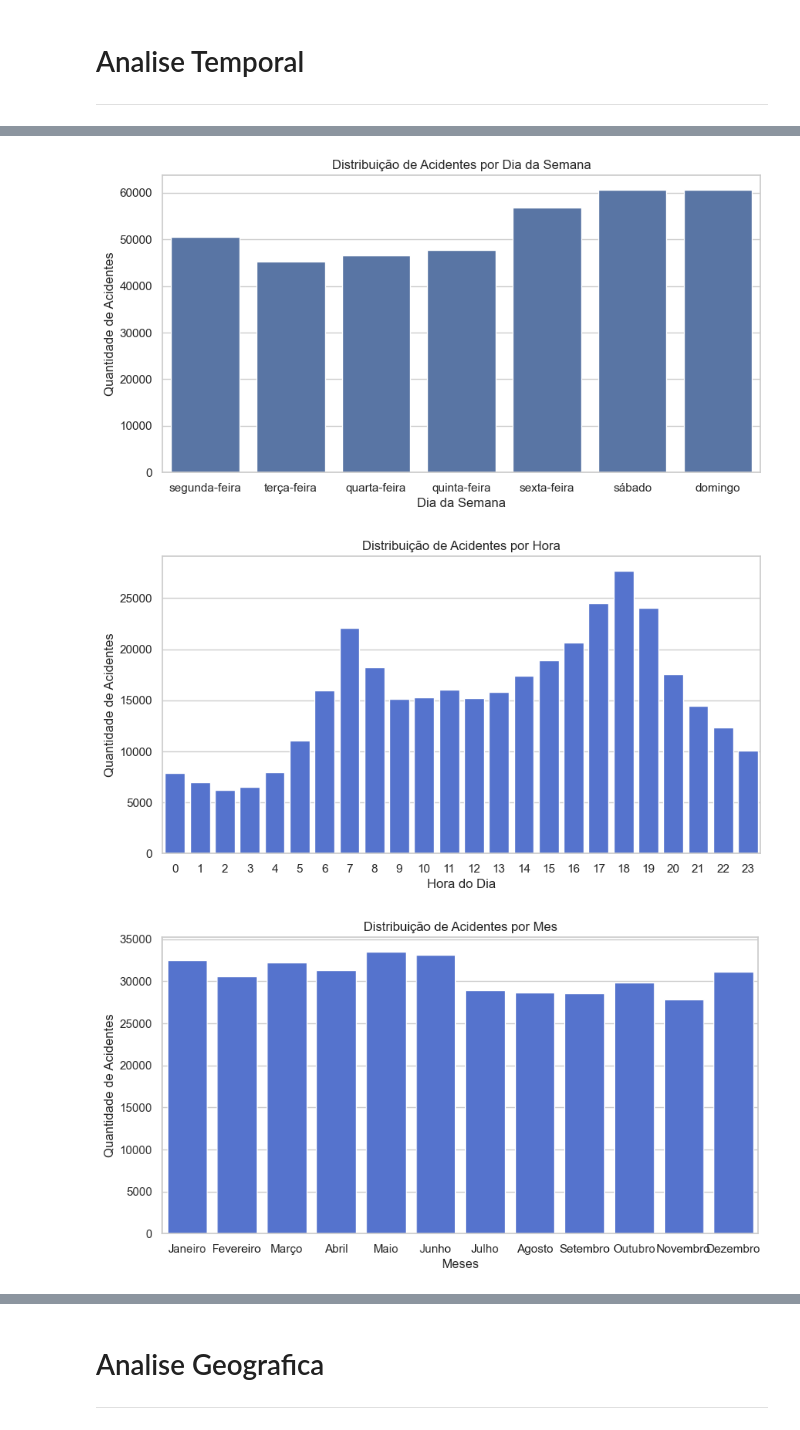
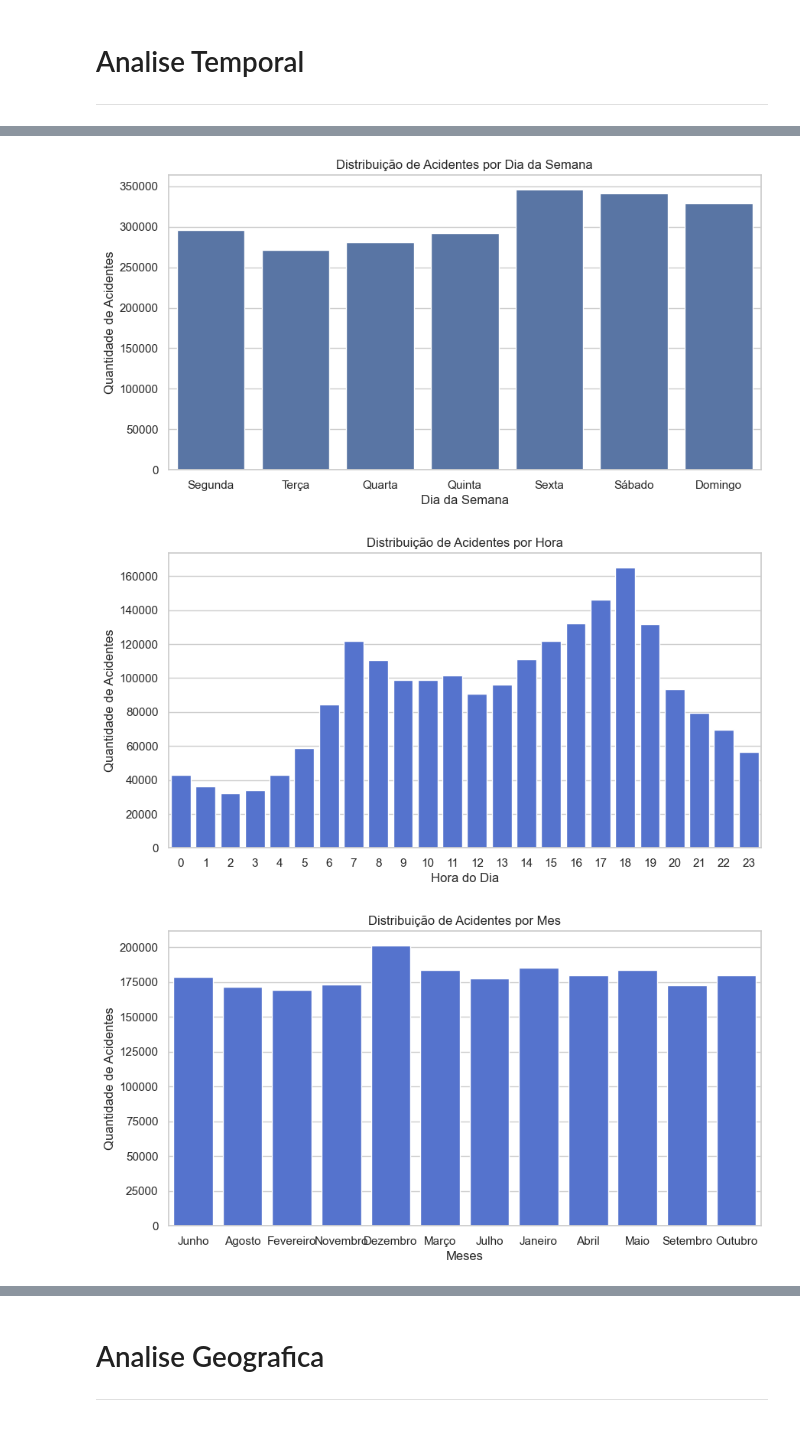
Before and after one commit to henriquesantos007/Trabalho-ICD-2025.1, a Jupyter notebook: meus_testes_01.ipynb, the cells around one changed output, grey strips where cells are left out. Cells and saved outputs as stored; diff of their text form; code cells hidden in the pictures.

```diff
--- a/meus_testes_01.ipynb
+++ b/meus_testes_01.ipynb
@@ -46 +95,15 @@ tabela2020_2025 = pd.concat([tabela2020, tabela2021, tabela2022, tabela2023, tab
+# %%
+tabela2007_2025['dia_semana'] = tabela2007_2025['dia_semana'].str.strip().str.capitalize()
+
+mapeamento = {
+    'Sexta-feira': 'Sexta',
+    'Segunda-feira': 'Segunda',
+    'Terça-feira': 'Terça',
+    'Quarta-feira': 'Quarta',
+    'Quinta-feira': 'Quinta',
+    'Sábado': 'Sábado',
+    'Domingo': 'Domingo'
+}
+
+tabela2007_2025['dia_semana'] = tabela2007_2025['dia_semana'].replace(mapeamento)
 # %%
@@ -102,17 +146,17 @@ Name: count, Length: 91, dtype: int64
 -----
 # %%
 # Convertendo a data inversa pra datetime
-tabela2020_2025['data_inversa'] = pd.to_datetime(tabela2020_2025['data_inversa'],errors='coerce')
+tabela2007_2025['data_inversa'] = pd.to_datetime(tabela2007_2025['data_inversa'],errors='coerce')
 
 meses = {1: 'Janeiro', 2: 'Fevereiro', 3: 'Março', 4: 'Abril', 5: 'Maio', 6: 'Junho',
          7: 'Julho', 8: 'Agosto', 9: 'Setembro', 10: 'Outubro', 11: 'Novembro', 12: 'Dezembro'}
 
 # Criando colunas derivadas
-tabela2020_2025.loc[:,'ano'] = tabela2020_2025['data_inversa'].dt.year
-tabela2020_2025.loc[:,'mes'] = tabela2020_2025['data_inversa'].dt.month
-tabela2020_2025.loc[:,'hora'] = pd.to_datetime(tabela2020_2025['horario'], format='%H:%M:%S', errors='coerce').dt.hour
+tabela2007_2025.loc[:,'ano'] = tabela2007_2025['data_inversa'].dt.year
+tabela2007_2025.loc[:,'mes'] = tabela2007_2025['data_inversa'].dt.month
+tabela2007_2025.loc[:,'hora'] = pd.to_datetime(tabela2007_2025['horario'], format='%H:%M:%S', errors='coerce').dt.hour
 
-tabela2020_2025['mes'] = tabela2020_2025['mes'].map(meses)
+tabela2007_2025['mes'] = tabela2007_2025['mes'].map(meses)
 
-display(tabela2020_2025.head())
+display(tabela2007_2025.head())
 # %% [output]
@@ -218,30 +253,30 @@ sns.set_theme(style="whitegrid")
 
 # Acidentes por Dia da Semana
 plt.figure(figsize=(10,5))
-sns.countplot(data=tabela2020_2025, x='dia_semana', order=['segunda-feira','terça-feira','quarta-feira','quinta-feira','sexta-feira','sábado','domingo'])
+sns.countplot(data=tabela2007_2025, x='dia_semana', order=['Segunda', 'Terça', 'Quarta', 'Quinta', 'Sexta', 'Sábado', 'Domingo'])
 plt.title('Distribuição de Acidentes por Dia da Semana')
 plt.ylabel('Quantidade de Acidentes')
 plt.xlabel('Dia da Semana')
 plt.show()
 # %% [output]
-[figure, old version]
+[figure, new version]
 # %%
 # Acidentes por hora do dia
 plt.figure(figsize=(10,5))
-sns.countplot(data=tabela2020_2025, x='hora', color='royalblue')
+sns.countplot(data=tabela2007_2025, x='hora', color='royalblue')
 plt.title('Distribuição de Acidentes por Hora')
 plt.ylabel('Quantidade de Acidentes')
 plt.xlabel('Hora do Dia')
 plt.show()
 # %% [output]
-[figure, old version]
+[figure, new version]
 # %%
 # Acidentes por mes
 plt.figure(figsize=(10,5))
-sns.countplot(data=tabela2020_2025, x='mes', color='royalblue')
+sns.countplot(data=tabela2007_2025, x='mes', color='royalblue')
 plt.title('Distribuição de Acidentes por Mes')
 plt.ylabel('Quantidade de Acidentes')
 plt.xlabel('Meses')
 plt.show()
 # %% [output]
-[figure, old version]
+[figure, new version]
```
Also changed, not shown: parts of 22 cells of this notebook, 14 other files.
